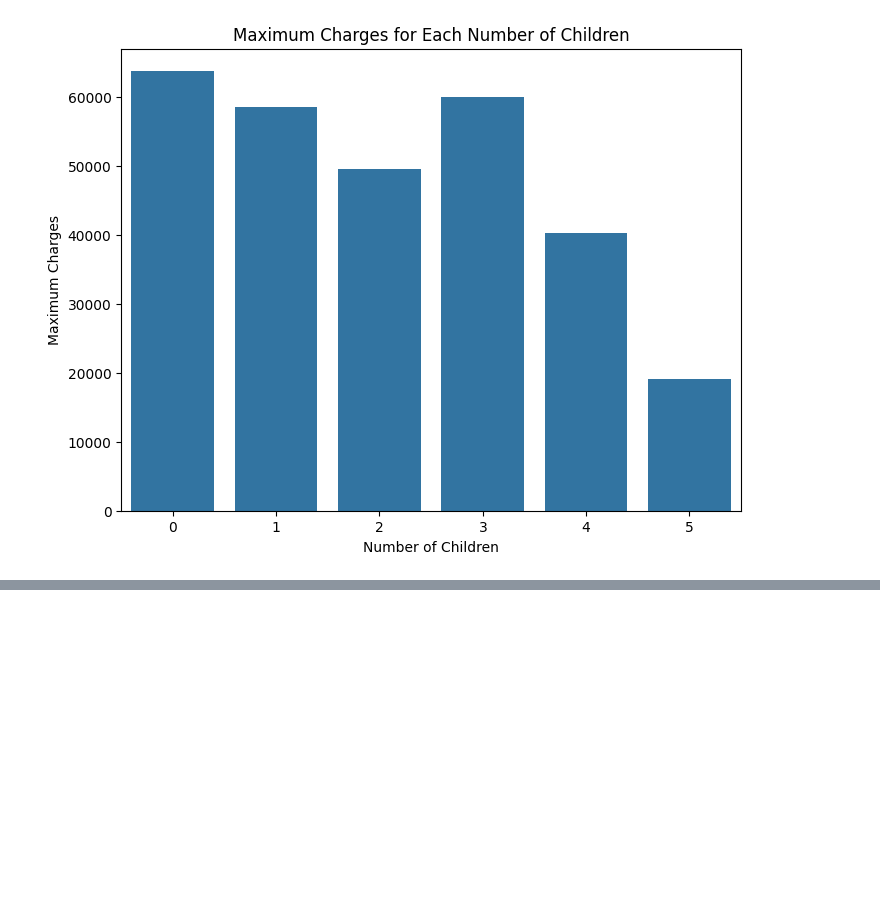
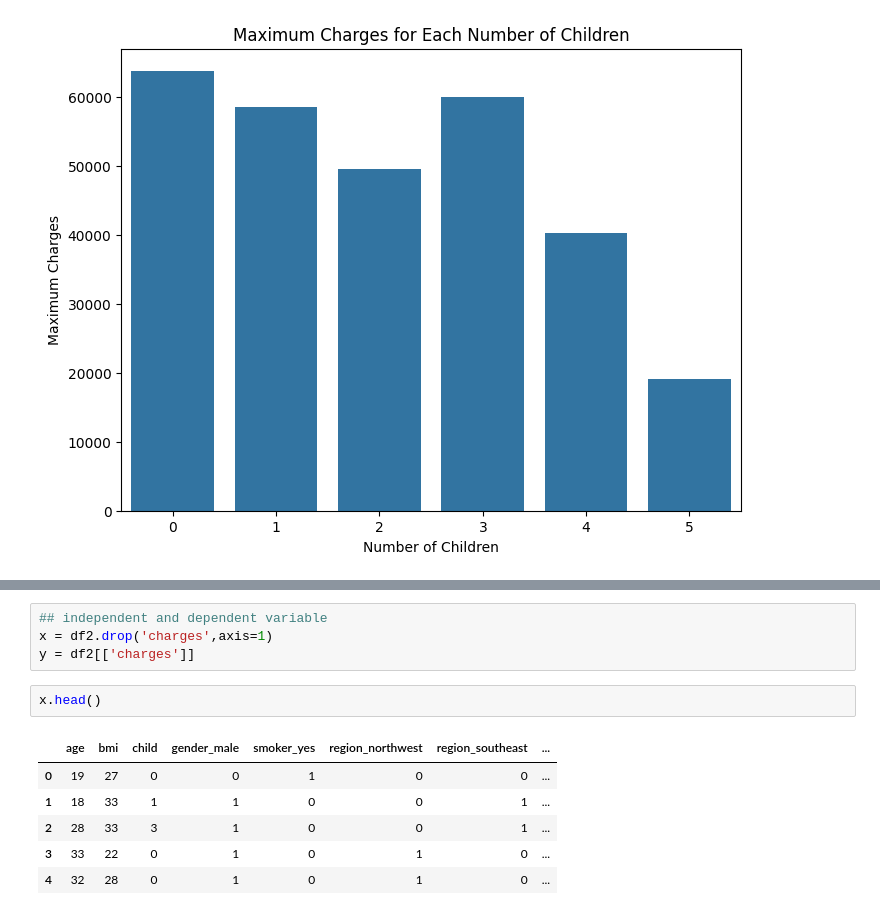
Before and after one commit to upflairs-pvt-ltd/3rd_july_datascience, a Jupyter notebook: insurance/project.ipynb, the cells around one changed output, grey strips where cells are left out. Drawn from its saved outputs; the diff is of its cells as text; blank space fills up the shorter version.

```diff
--- a/insurance/project.ipynb
+++ b/insurance/project.ipynb
@@ -157,0 +199,13 @@ plt.show()
+# %%
+## independent and dependent variable
+x = df2.drop('charges',axis=1)
+y = df2[['charges']]
+# %%
+x.head()
+# %% [output]
+|  | age | bmi | child | gender_male | smoker_yes | region_northwest | region_southeast | ... |
+| 0 | 19 | 27 | 0 | 0 | 1 | 0 | 0 | ... |
+| 1 | 18 | 33 | 1 | 1 | 0 | 0 | 1 | ... |
+| 2 | 28 | 33 | 3 | 1 | 0 | 0 | 1 | ... |
+| 3 | 33 | 22 | 0 | 1 | 0 | 1 | 0 | ... |
+| 4 | 32 | 28 | 0 | 1 | 0 | 1 | 0 | ... |
```
Also changed, not shown: parts of 16 cells of this notebook, 4 other files.
